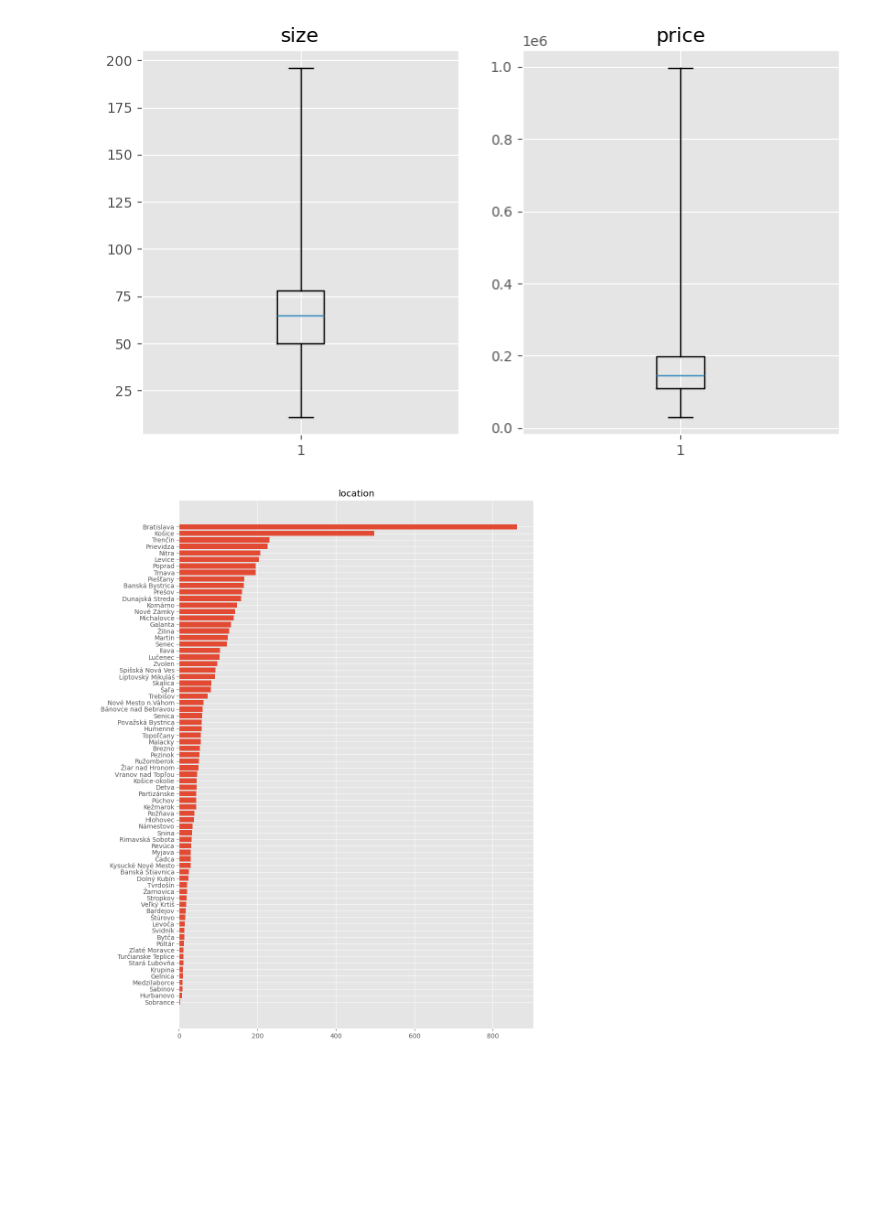
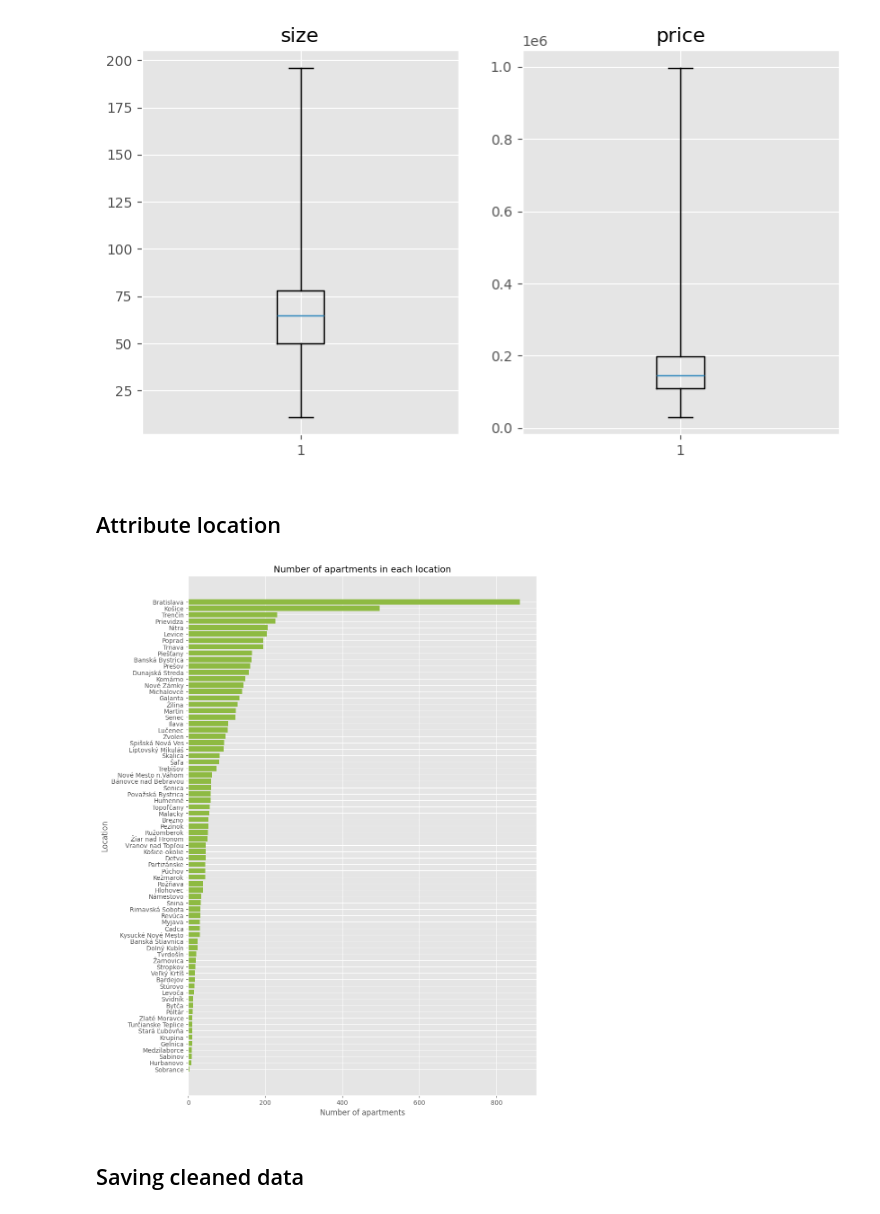
Before and after one commit to TheDim0nu4/Apartment-marketplace-with-price-prediction-using-ML, a Jupyter notebook: ML/model_training/eda.ipynb, the cells around one changed output. Drawn from its saved outputs; the diff is of its cells as text; code cells hidden in the pictures; blank space fills up the shorter version.

```diff
--- a/ML/model_training/eda.ipynb
+++ b/ML/model_training/eda.ipynb
@@ -250,14 +275,20 @@ plt.title('price')
 plt.show()
 # %% [output]
 [figure]
+# %% [markdown]
+## Attribute location
 # %%
 d = df['location'].value_counts().sort_values()
 
 plt.figure( figsize=(10, 15) )
-plt.barh(d.index, d.values)
-plt.title('location')
+plt.barh(d.index, d.values, color='#8EBA42')
+plt.xlabel('Number of apartments')
+plt.ylabel('Location')
+plt.title('Number of apartments in each location')
 plt.show()
 # %% [output]
-[figure, old version]
+[figure, new version]
+# %% [markdown]
+## Saving cleaned data
 # %%
 df.to_csv('data/cleaned.csv', index=False)
```
Also changed, not shown: parts of 15 cells of this notebook.
